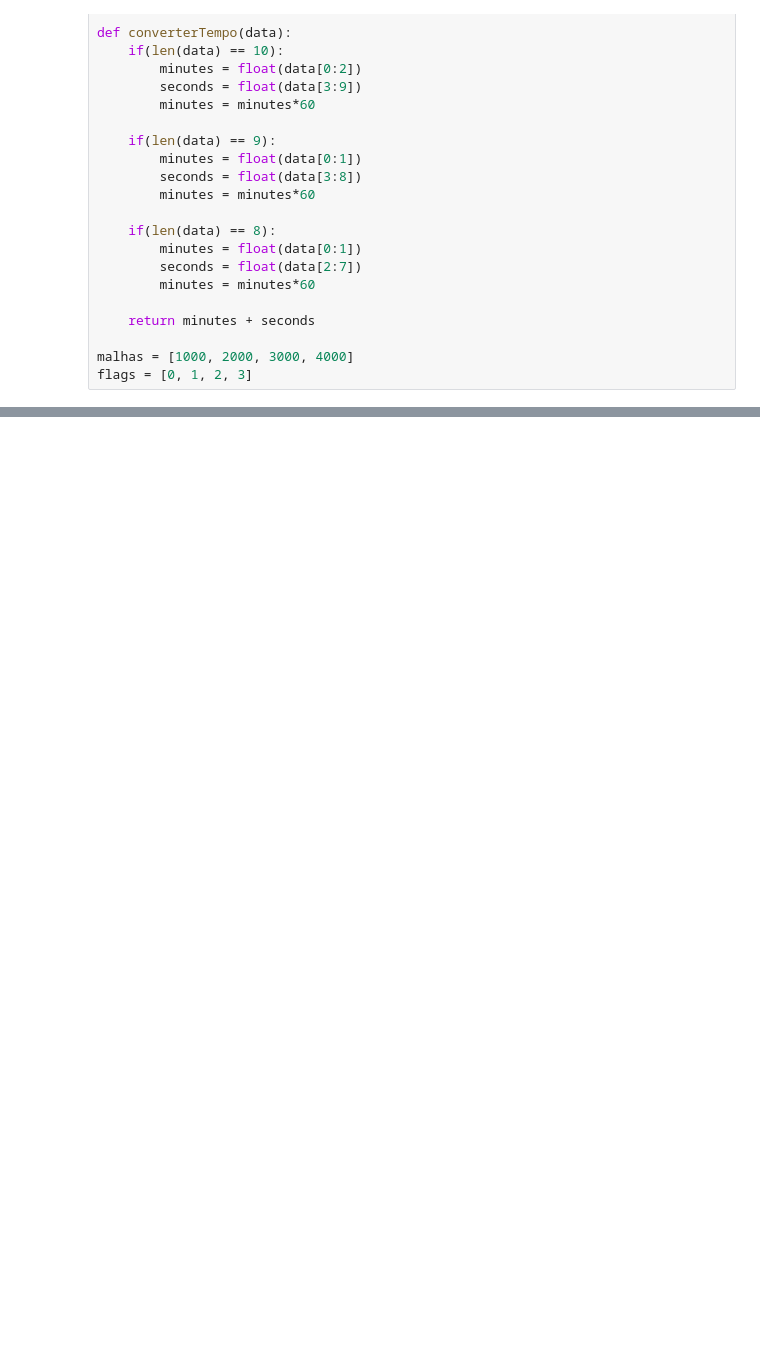
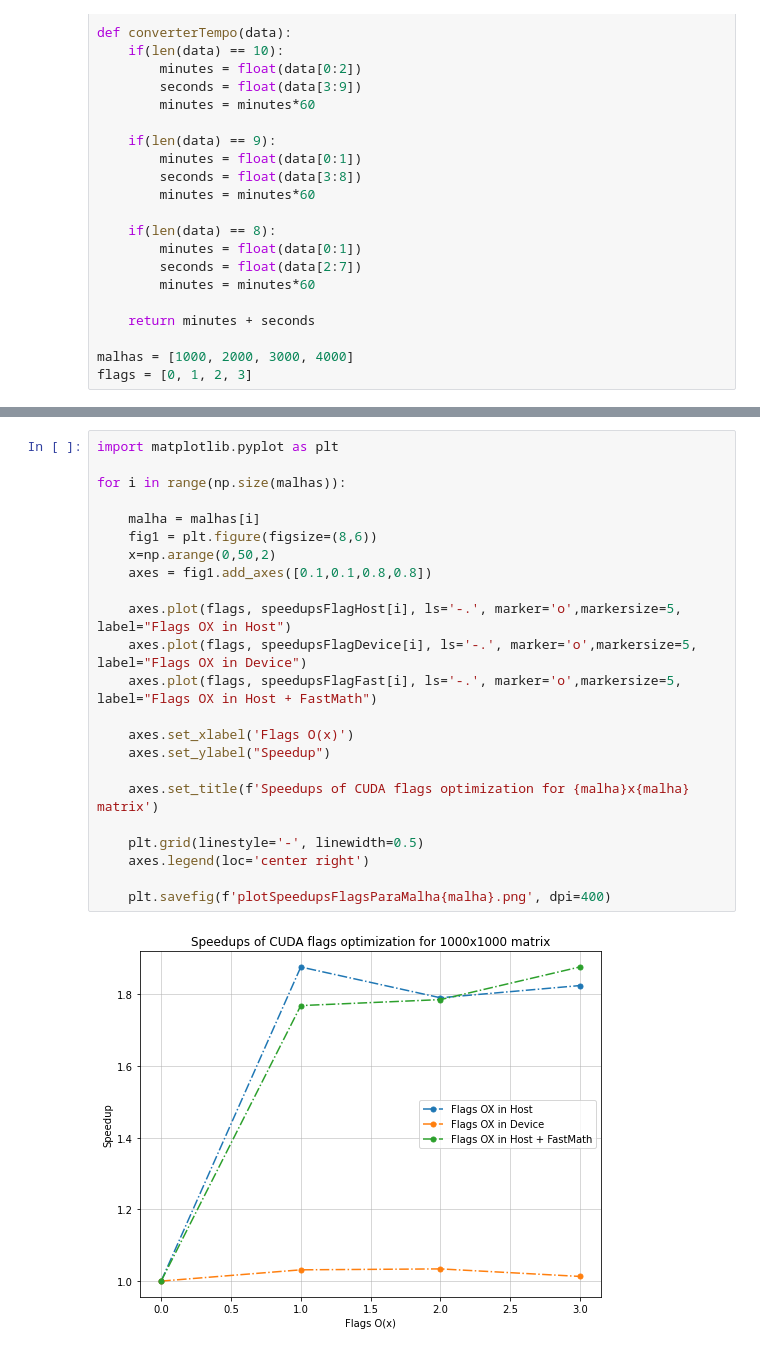
Before and after one commit to Shnrqpdr/Wave-Equation, a Jupyter notebook: wave-equation-cuda/src/benchmark/notebookBenchmark.ipynb, the cells around one changed output, grey strips where cells are left out. Cells and saved outputs as stored; diff of their text form; blank space fills up the shorter version.

```diff
--- a/wave-equation-cuda/src/benchmark/notebookBenchmark.ipynb
+++ b/wave-equation-cuda/src/benchmark/notebookBenchmark.ipynb
@@ -235,0 +265,25 @@ for i in range(np.size(malhas)):
+# %%
+import matplotlib.pyplot as plt
+
+for i in range(np.size(malhas)):
+
+    malha = malhas[i]
+    fig1 = plt.figure(figsize=(8,6))
+    x=np.arange(0,50,2)
+    axes = fig1.add_axes([0.1,0.1,0.8,0.8])
+
+    axes.plot(flags, speedupsFlagHost[i], ls='-.', marker='o',markersize=5, label="Flags OX in Host")
+    axes.plot(flags, speedupsFlagDevice[i], ls='-.', marker='o',markersize=5, label="Flags OX in Device")
+    axes.plot(flags, speedupsFlagFast[i], ls='-.', marker='o',markersize=5, label="Flags OX in Host + FastMath")
+
+    axes.set_xlabel('Flags O(x)')
+    axes.set_ylabel("Speedup")
+
+    axes.set_title(f'Speedups of CUDA flags optimization for {malha}x{malha} matrix')
+
+    plt.grid(linestyle='-', linewidth=0.5)
+    axes.legend(loc='center right')
+
+    plt.savefig(f'plotSpeedupsFlagsParaMalha{malha}.png', dpi=400)
+# %% [output]
+[figure, added]
```
Also changed, not shown: parts of 10 cells of this notebook, 8 other files.
